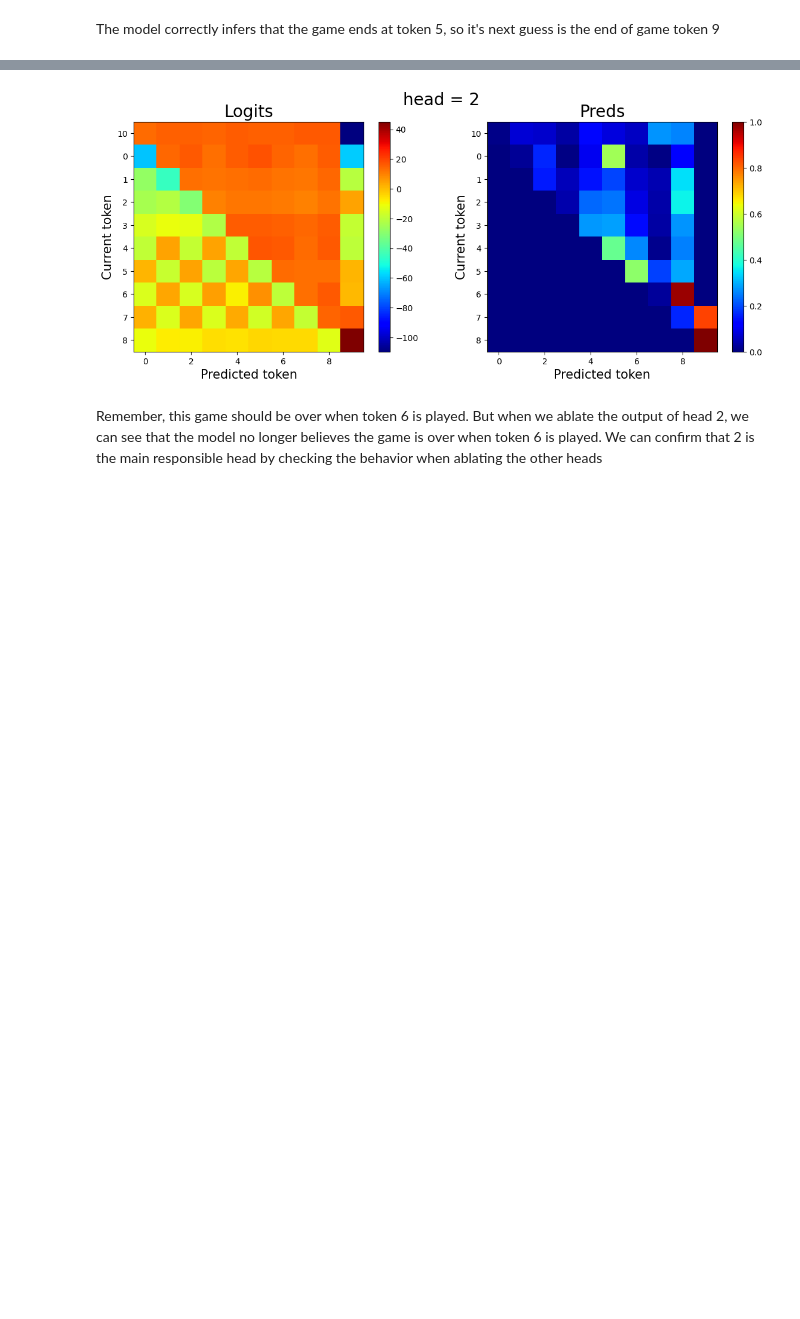
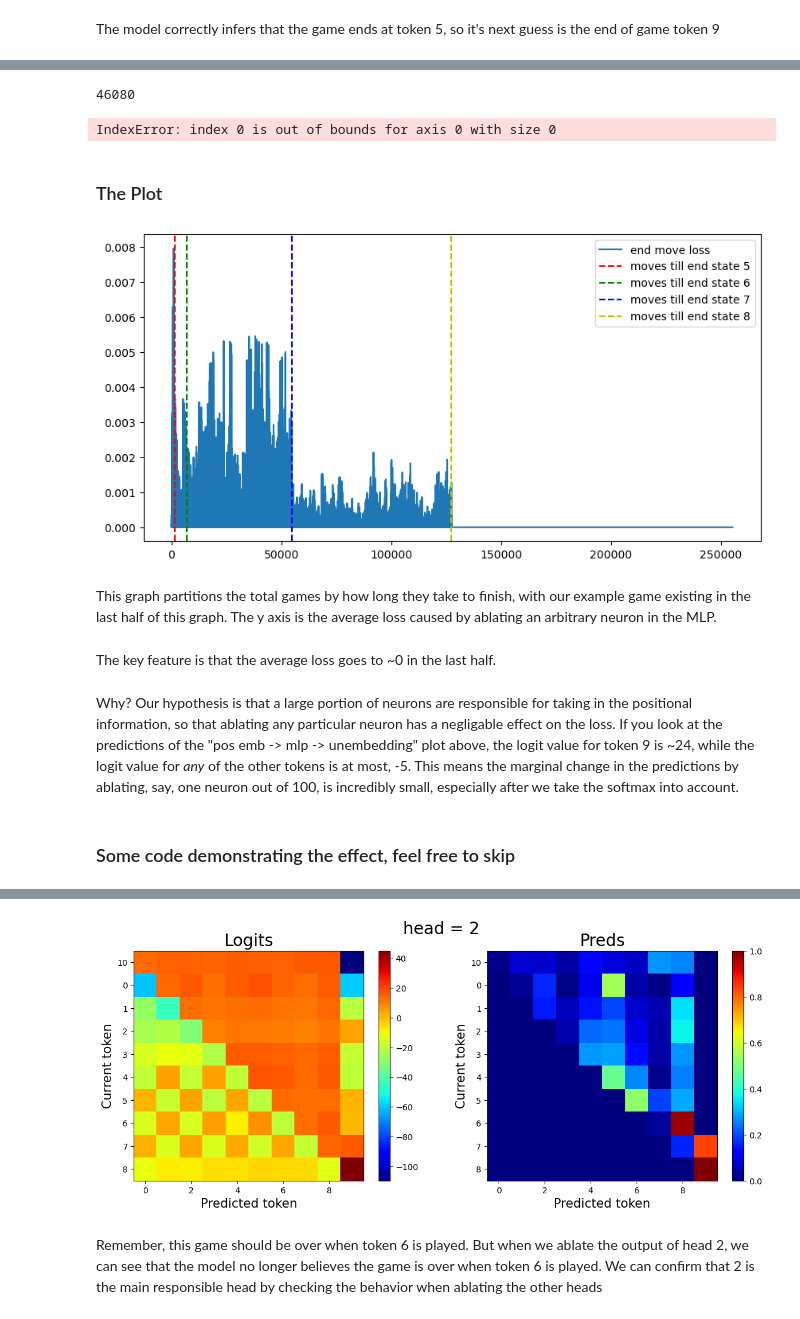
Before and after one commit to obayyub/Alphatoe, a Jupyter notebook: notebooks/230807_showcase.ipynb, the cells around one changed output, grey strips where cells are left out. Drawn from its saved outputs; the diff is of its cells as text; code cells hidden in the pictures; blank space fills up the shorter version.

```diff
--- a/notebooks/230807_showcase.ipynb
+++ b/notebooks/230807_showcase.ipynb
@@ -57,0 +256,49 @@ By passing the positional embeddings to the MLP, we can confirm that this combo
+# %%
+normalized_ablation_losses_df.head()
+# count all nans
+normalized_ablation_losses_df.isna().sum().sum()
+# %% [output]
+46080
+# %%
+losses_df = pd.read_csv("../data/prob all 8 layer control-20230718-185339_stats.csv")
+# first row where moves played is >5
+game_position_5 = losses_df[losses_df["steps till end state"] > 5].index[0]
+game_position_6 = losses_df[losses_df["steps till end state"] > 6].index[0]
+game_position_7 = losses_df[losses_df["steps till end state"] > 7].index[0]
+game_position_8 = losses_df[losses_df["steps till end state"] > 8].index[0]
+# %% [output]
+IndexError: index 0 is out of bounds for axis 0 with size 0
+# %% [markdown]
+### The Plot
+# %%
+# plot losses_df 'moves played' vs 'end move loss'
+plt.figure(figsize=(10, 5))
+# fig dpi
+plt.rcParams["figure.dpi"] = 300
+plt.plot(losses_df["end move loss"], label="end move loss")
+# plot vertical line at game_position_5
+plt.axvline(
+    x=game_position_5, color="r", linestyle="--", label="moves till end state 5"
+)
+plt.axvline(
+    x=game_position_6, color="g", linestyle="--", label="moves till end state 6"
+)
+plt.axvline(
+    x=game_position_7, color="b", linestyle="--", label="moves till end state 7"
+)
+plt.axvline(
+    x=game_position_8, color="y", linestyle="--", label="moves till end state 8"
+)
+# legend
+plt.legend(loc="upper right")
+plt.show()
+# %% [output]
+[figure, added]
+# %% [markdown]
+This graph partitions the total games by how long they take to finish, with our example game existing in the last half of this graph. The y axis is the average loss caused by ablating an arbitrary neuron in the MLP.
+# %% [markdown]
+The key feature is that the average loss goes to ~0 in the last half.
+# %% [markdown]
+Why? Our hypothesis is that a large portion of neurons are responsible for taking in the positional information, so that ablating any particular neuron has a negligable effect on the loss. If you look at the predictions of the "pos emb -> mlp -> unembedding" plot above, the logit value for token 9 is ~24, while the logit value for *any* of the other tokens is at most, -5. This means the marginal change in the predictions by ablating, say, one neuron out of 100, is incredibly small, especially after we take the softmax into account.
+# %% [markdown]
+### Some code demonstrating the effect, feel free to skip
```
Also changed, not shown: parts of 55 cells of this notebook, 2 other files.
